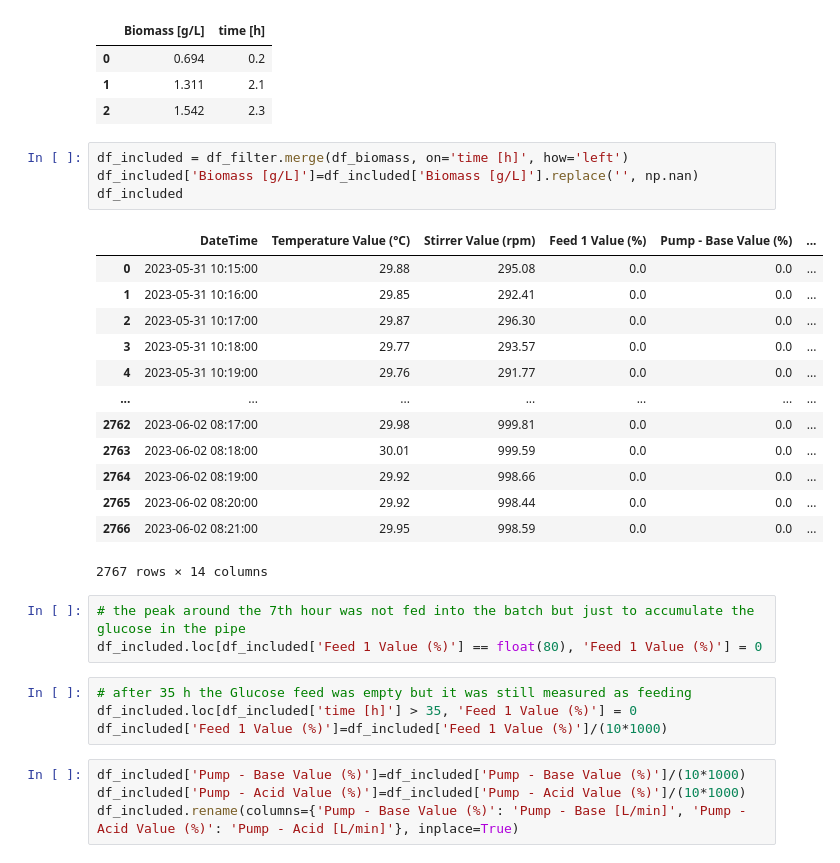
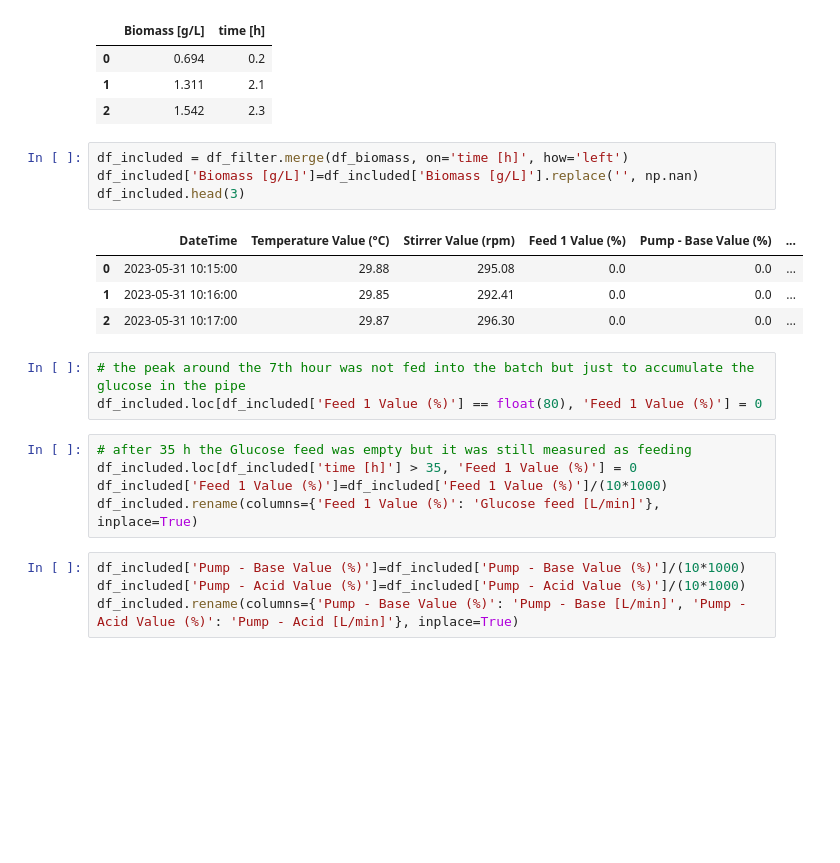
Before and after one commit to boripf/hybrid-model-corynebacterium, a Jupyter notebook: data_vis.ipynb, the cells around one changed output. Cells and saved outputs as stored; diff of their text form; blank space fills up the shorter version.

```diff
--- a/data_vis.ipynb
+++ b/data_vis.ipynb
@@ -99,21 +81,12 @@ df_biomass.head(3)
 # %%
 df_included = df_filter.merge(df_biomass, on='time [h]', how='left')
 df_included['Biomass [g/L]']=df_included['Biomass [g/L]'].replace('', np.nan)
-df_included
+df_included.head(3)
 # %% [output]
 |  | DateTime | Temperature Value (°C) | Stirrer Value (rpm) | Feed 1 Value (%) | Pump - Base Value (%) | ... |
 | 0 | 2023-05-31 10:15:00 | 29.88 | 295.08 | 0.0 | 0.0 | ... |
 | 1 | 2023-05-31 10:16:00 | 29.85 | 292.41 | 0.0 | 0.0 | ... |
 | 2 | 2023-05-31 10:17:00 | 29.87 | 296.30 | 0.0 | 0.0 | ... |
-| 3 | 2023-05-31 10:18:00 | 29.77 | 293.57 | 0.0 | 0.0 | ... |
-| 4 | 2023-05-31 10:19:00 | 29.76 | 291.77 | 0.0 | 0.0 | ... |
-| ... | ... | ... | ... | ... | ... | ... |
-| 2762 | 2023-06-02 08:17:00 | 29.98 | 999.81 | 0.0 | 0.0 | ... |
-| 2763 | 2023-06-02 08:18:00 | 30.01 | 999.59 | 0.0 | 0.0 | ... |
-| 2764 | 2023-06-02 08:19:00 | 29.92 | 998.66 | 0.0 | 0.0 | ... |
-| 2765 | 2023-06-02 08:20:00 | 29.92 | 998.44 | 0.0 | 0.0 | ... |
-| 2766 | 2023-06-02 08:21:00 | 29.95 | 998.59 | 0.0 | 0.0 | ... |
-2767 rows × 14 columns
 # %%
 # the peak around the 7th hour was not fed into the batch but just to accumulate the glucose in the pipe
 df_included.loc[df_included['Feed 1 Value (%)'] == float(80), 'Feed 1 Value (%)'] = 0
@@ -121,6 +94,7 @@ df_included.loc[df_included['Feed 1 Value (%)'] == float(80), 'Feed 1 Value (%)'
 # after 35 h the Glucose feed was empty but it was still measured as feeding
 df_included.loc[df_included['time [h]'] > 35, 'Feed 1 Value (%)'] = 0
 df_included['Feed 1 Value (%)']=df_included['Feed 1 Value (%)']/(10*1000)
+df_included.rename(columns={'Feed 1 Value (%)': 'Glucose feed [L/min]'}, inplace=True)
 # %%
 df_included['Pump - Base Value (%)']=df_included['Pump - Base Value (%)']/(10*1000)
 df_included['Pump - Acid Value (%)']=df_included['Pump - Acid Value (%)']/(10*1000)
```
Also changed, not shown: parts of 8 cells of this notebook, 5 other files.
